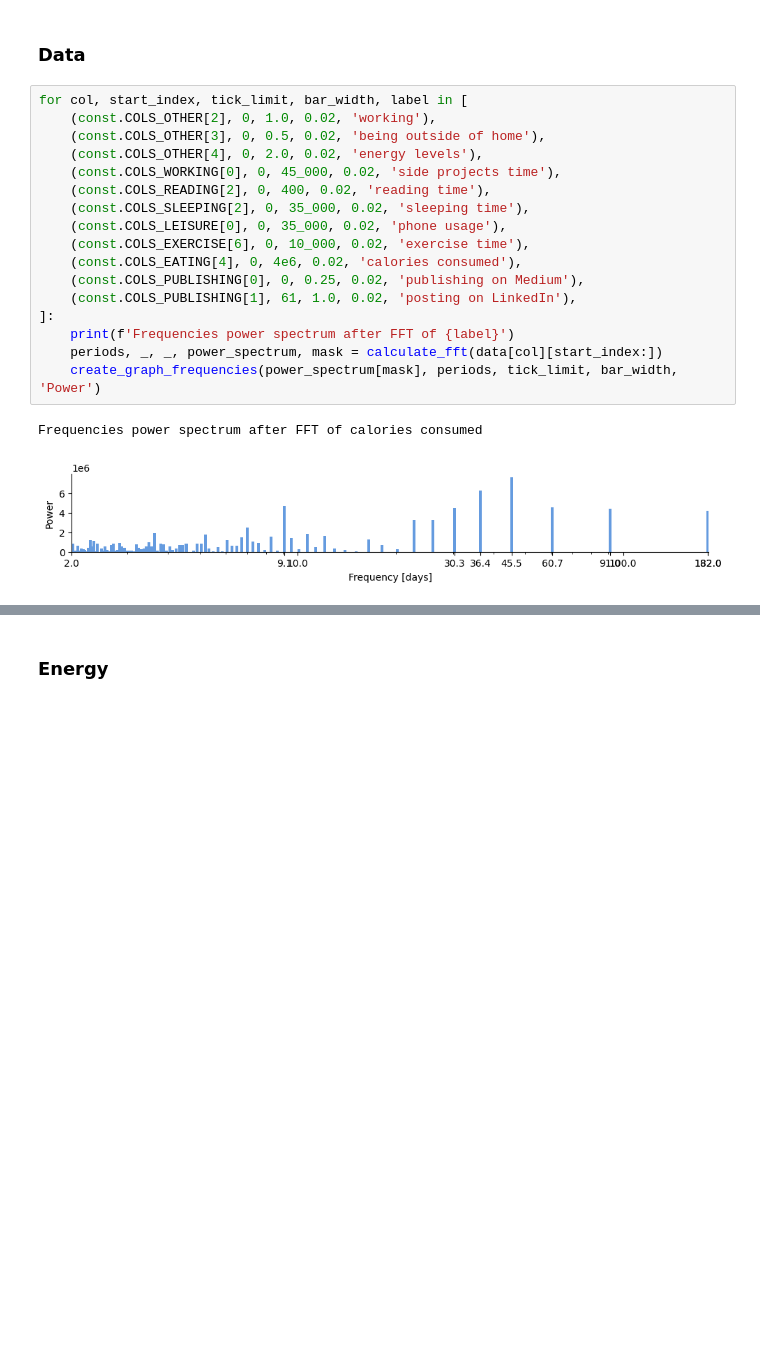
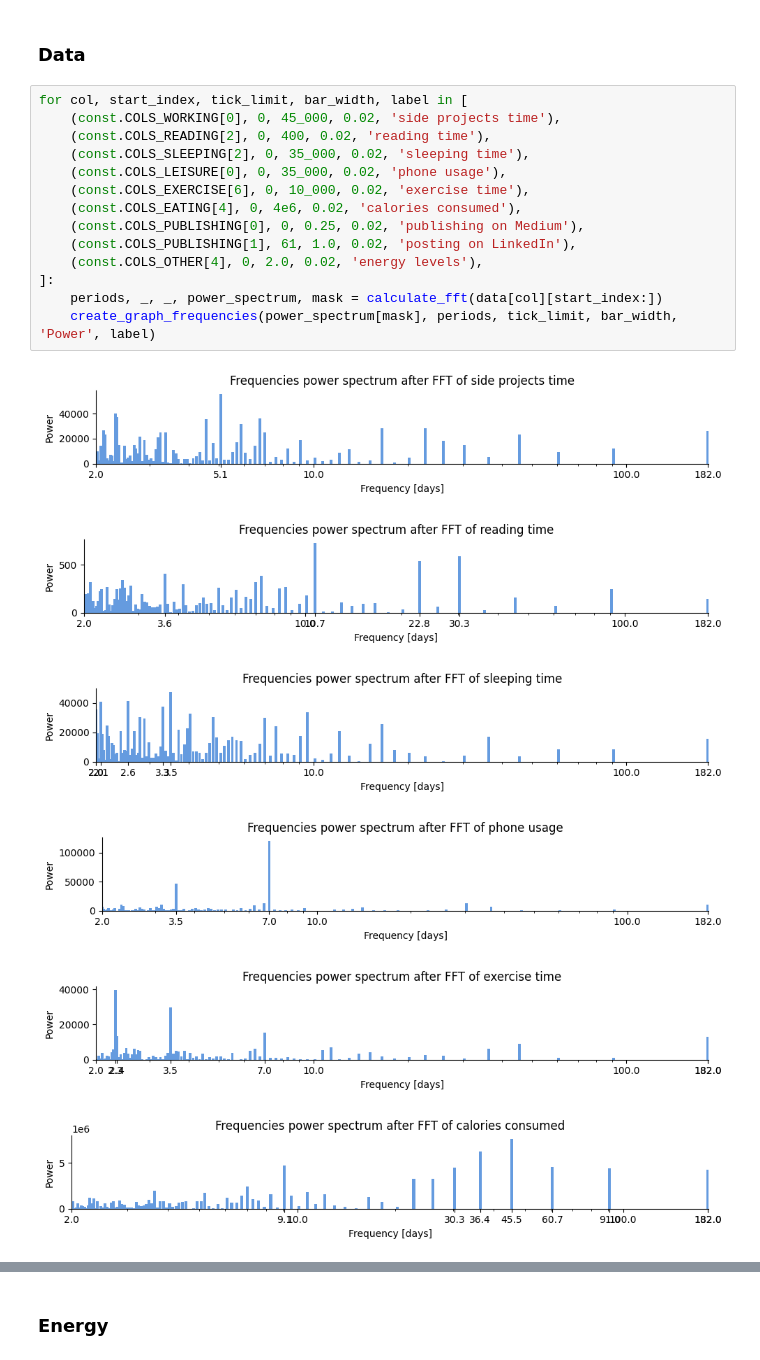
Before and after one commit to KamilMatejuk/Articles, a Jupyter notebook: Other/The Winter Arc - exploratory data analysis/seasonality.ipynb, the cells around one changed output, grey strips where cells are left out. Cells and saved outputs as stored; diff of their text form; blank space fills up the shorter version.

```diff
--- a/Other/The Winter Arc - exploratory data analysis/seasonality.ipynb
+++ b/Other/The Winter Arc - exploratory data analysis/seasonality.ipynb
@@ -72,21 +72,22 @@ Reconstructed signal with Inverese Fast Fourier Transform using power spectrum >
 ### Data
 # %%
 for col, start_index, tick_limit, bar_width, label in [
-    (const.COLS_OTHER[2], 0, 1.0, 0.02, 'working'),
-    (const.COLS_OTHER[3], 0, 0.5, 0.02, 'being outside of home'),
-    (const.COLS_OTHER[4], 0, 2.0, 0.02, 'energy levels'),
     (const.COLS_WORKING[0], 0, 45_000, 0.02, 'side projects time'),
     (const.COLS_READING[2], 0, 400, 0.02, 'reading time'),
     (const.COLS_SLEEPING[2], 0, 35_000, 0.02, 'sleeping time'),
     (const.COLS_LEISURE[0], 0, 35_000, 0.02, 'phone usage'),
     (const.COLS_EXERCISE[6], 0, 10_000, 0.02, 'exercise time'),
     (const.COLS_EATING[4], 0, 4e6, 0.02, 'calories consumed'),
     (const.COLS_PUBLISHING[0], 0, 0.25, 0.02, 'publishing on Medium'),
     (const.COLS_PUBLISHING[1], 61, 1.0, 0.02, 'posting on LinkedIn'),
+    (const.COLS_OTHER[4], 0, 2.0, 0.02, 'energy levels'),
 ]:
-    print(f'Frequencies power spectrum after FFT of {label}')
     periods, _, _, power_spectrum, mask = calculate_fft(data[col][start_index:])
-    create_graph_frequencies(power_spectrum[mask], periods, tick_limit, bar_width, 'Power')
+    create_graph_frequencies(power_spectrum[mask], periods, tick_limit, bar_width, 'Power', label)
 # %% [output]
-Frequencies power spectrum after FFT of calories consumed
-[figure, old version]
+[figure, new version]
+[figure, added]
+[figure, added]
+[figure, added]
+[figure, added]
+[figure, added]
```
Also changed, not shown: parts of 2 cells of this notebook, 2 other files.
